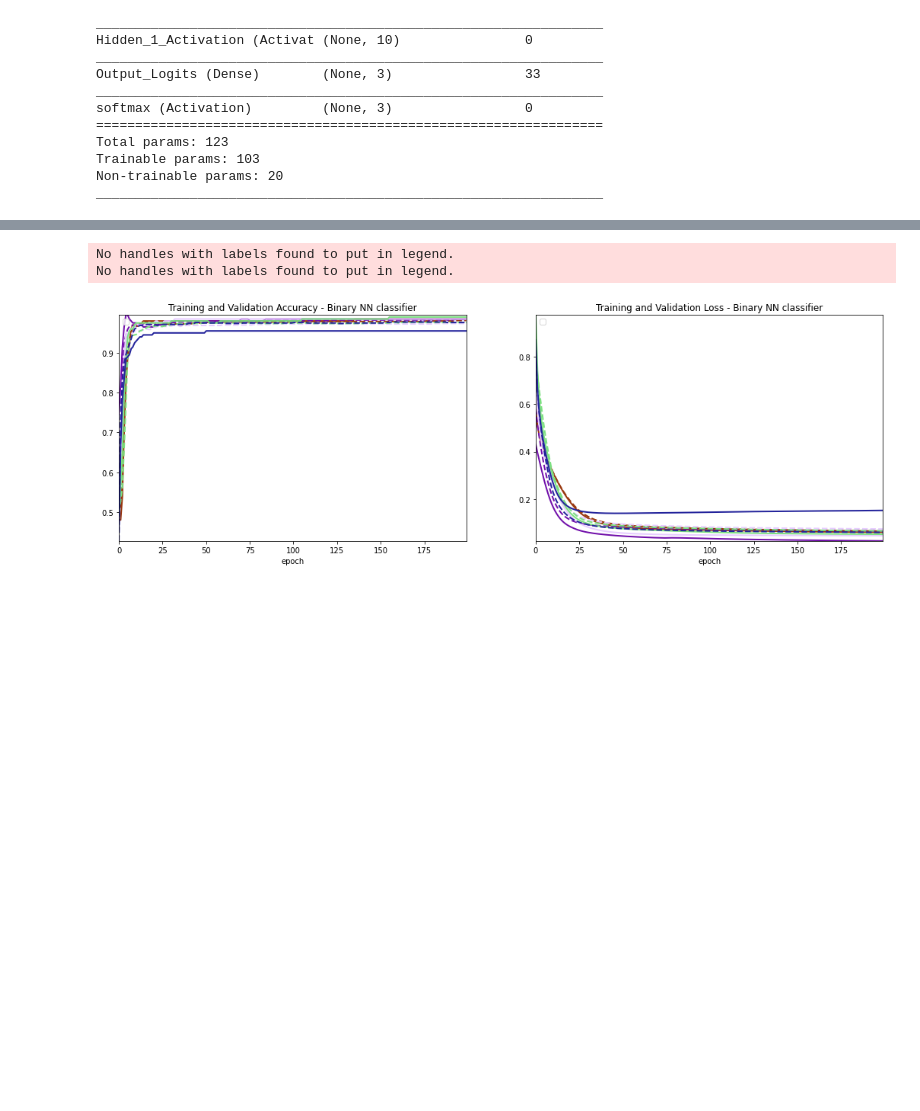
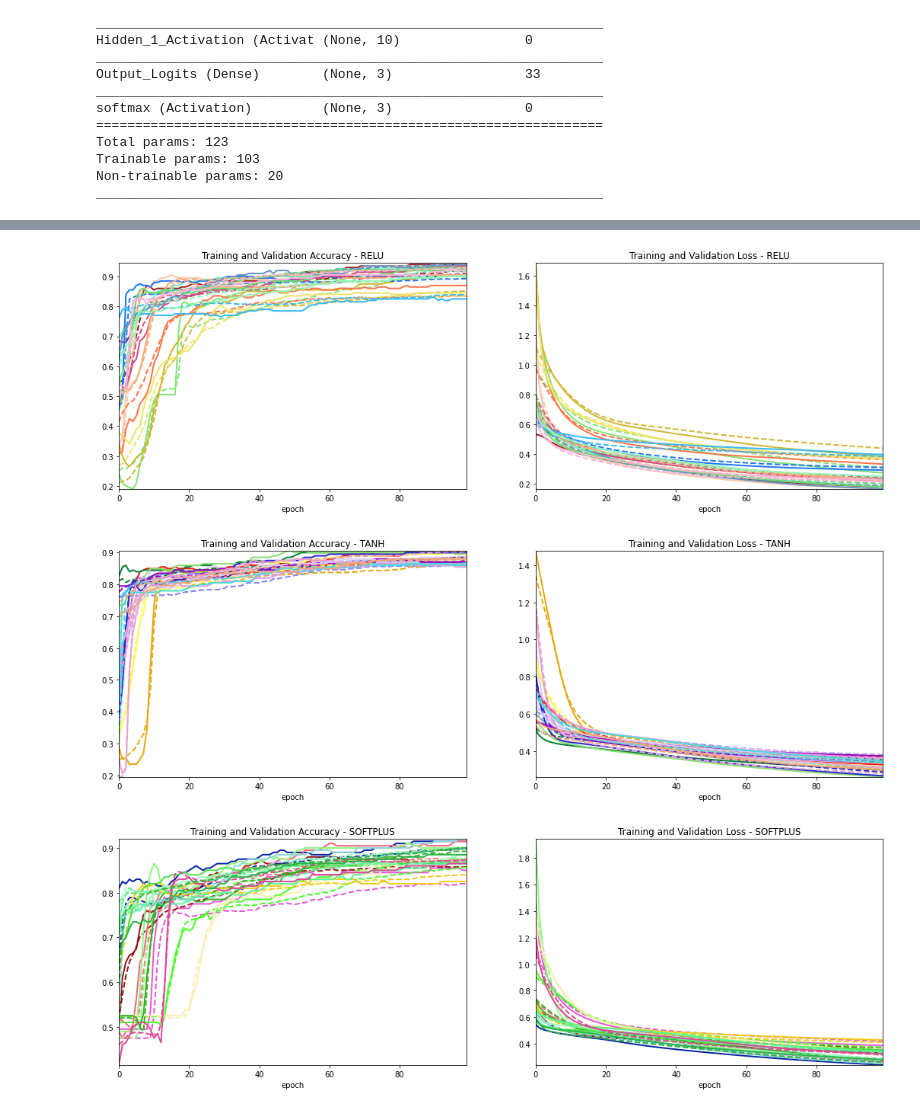
Before and after one commit to glypher/NN_research, a Jupyter notebook: nn_binary_gaussian.ipynb, the cells around one changed output, grey strips where cells are left out. Drawn from its saved outputs; the diff is of its cells as text; code cells hidden in the pictures; blank space fills up the shorter version.

Commit message:
Computed the single layer NN on multiple activations and different layer sizes. Plotted the results of train and test accuracy. Implemented model history and history set abstractions.

```diff
--- a/nn_binary_gaussian.ipynb
+++ b/nn_binary_gaussian.ipynb
@@ -226,0 +199,19 @@ Epoch 200/200
+# %%
+HISTORY = mm.ModelHistorySet()
+PARAMS = {'noFeatures' : features.shape[1], 'noClasses' : 2, 'trainEpochs' : 100, 'verbose' : 0}
+
+kfold = 1
+dataset = mm.DataModel(features, classes, kfold=5)
+
+for ds in dataset.get_split():
+    for activation in ['relu', 'tanh', 'softplus']:
+        for layer_size in [features.shape[1], 2*features.shape[1], 4*features.shape[1]]:
+            model = NNModel(model_name='KFOLD{}'.format(kfold), **PARAMS,
+                            denseSize_L1=layer_size, activation_L1=activation)
+            kfold += 1
+            history = model.train(ds)
+            HISTORY.add_history(history)
+            print('>>>MODEL activation={} dense_layer={:2d} >>> BEST ACCURACY TRAIN={:.3f} VALIDATION={:.3f}'.format(
+                activation, layer_size, max(history.train_history('accuracy')), max(history.validation_history('accuracy'))))
+            model.destroy()
+            del model
@@ -227,43 +236,31 @@ Epoch 200/200
 # %%
 # Show a per epoch training history
 def showTrainingHistory(title, histories):
     import randomcolor
-    train_acc = []
-    train_loss = []
-    val_acc = []
-    val_loss = []
-    for history in histories:
-        train_acc.append(history['accuracy'])
-        val_acc.append(history['val_accuracy'])
-        train_loss.append(history['loss'])
-        val_loss.append(history['val_loss'])
+    train_acc = [h.train_history('accuracy') for h in histories]
+    train_loss = [h.train_history('loss') for h in histories]
+    val_acc = [h.validation_history('accuracy') for h in histories]
+    val_loss = [h.validation_history('loss') for h in histories]
 
     PB = mm.PlotBuilder().create_subplots(2, 2, fig_size=(18, 12))
     PB.set_options(color=randomcolor.RandomColor().generate(count=len(train_acc)) * 2)
     #PB.set_options(color=['b', 'g', 'y', 'r', 'b', 'g', 'y', 'r', 'b', 'y', 'r', 'b', 'y', 'r', 'b', 'y'])
     epoch = range(len(train_acc[0]))
     pb = mm.PlotBuilder()
     if len(train_acc) == 1:
         y_vals = [(train_acc[0], 'Training Accuracy'), (val_acc[0], 'Validation Accuracy')]
         PB.create_plot(title, (epoch, 'epoch'), *y_vals)
     else:
         PB.create_plot('Training and Validation Accuracy - ' + title, (epoch, 'epoch'),
                        *[[u, v] for u,v in zip(train_acc, val_acc)])
         PB.create_plot('Training and Validation Loss - ' + title, (epoch, 'epoch'),
                        *[[u, v] for u,v in zip(train_loss, val_loss)])
     PB.show()
 
-def model_accuracy(model, data, title):
-    print(title)
-    predictions, _ = model.predict(data.train_features)
-    print("Training accuracy {}".format(mm.Model.accuracy(data.train_target, predictions.ravel())))
-    predictions, _ = model.predict(data.validation_features)
-    print("Validation accuracy {}".format(mm.Model.accuracy(data.validation_target, predictions.ravel())))
-    predictions, _ = model.predict(data.test_features)
-    print("Test accuracy {}".format(mm.Model.accuracy(data.test_target, predictions.ravel())))
-
-showTrainingHistory('Binary NN classifier', history)
+showTrainingHistory('RELU', HISTORY.model_histories(activation_L1='relu'))
+showTrainingHistory('TANH', HISTORY.model_histories(activation_L1='tanh'))
+showTrainingHistory('SOFTPLUS', HISTORY.model_histories(activation_L1='softplus'))
 # %% [output]
-No handles with labels found to put in legend.
-No handles with labels found to put in legend.
-[figure, old version]
+[figure, new version]
+[figure, added]
+[figure, added]
```
Also changed, not shown: parts of 7 cells of this notebook, 3 other files.
